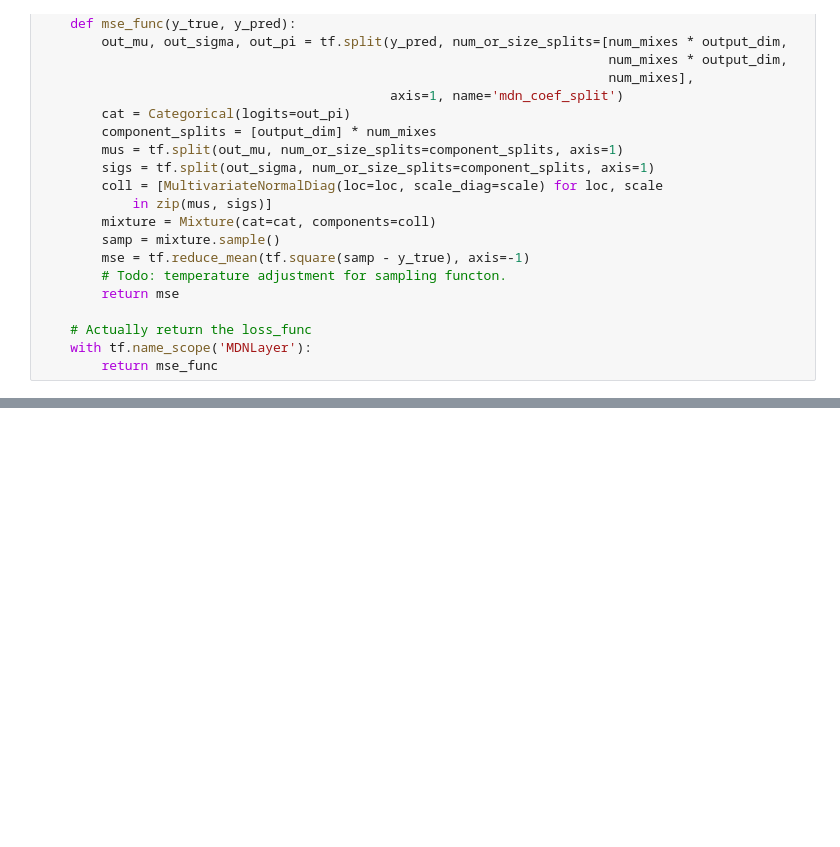
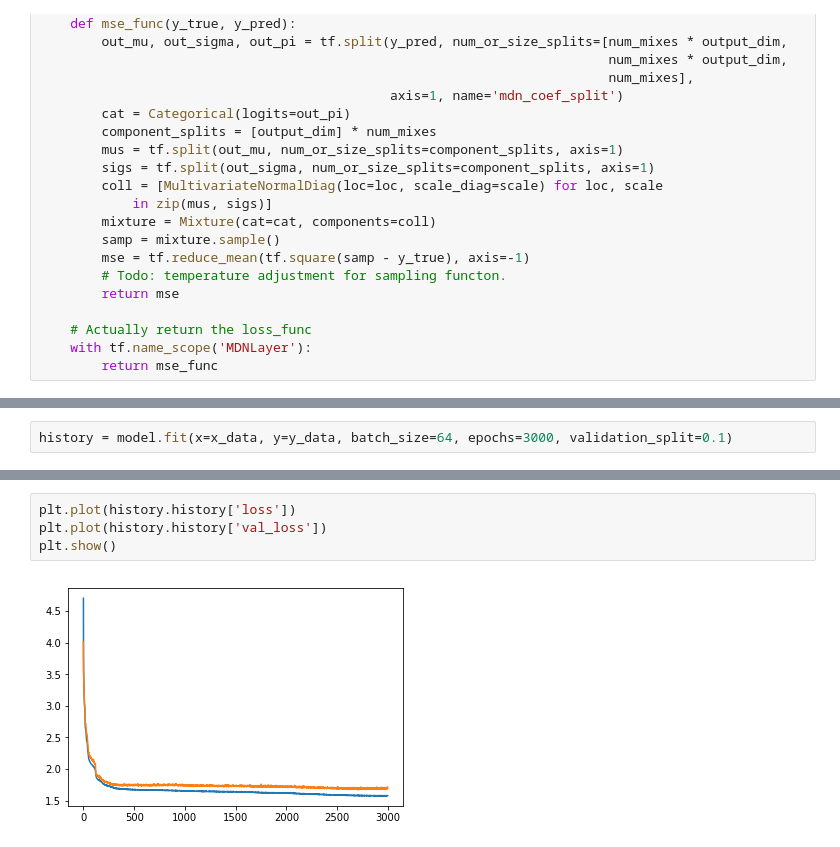
Before and after one commit to cpmpercussion/keras-mdn-layer, a Jupyter notebook: notebooks/mdn-testing.ipynb, the cells around one changed output, grey strips where cells are left out. Drawn from its saved outputs; the diff is of its cells as text; blank space fills up the shorter version.

```diff
--- a/notebooks/mdn-testing.ipynb
+++ b/notebooks/mdn-testing.ipynb
@@ -141,0 +159,2 @@ True
+# %%
+history = model.fit(x=x_data, y=y_data, batch_size=64, epochs=3000, validation_split=0.1)
@@ -141,0 +179,6 @@ True
+# %%
+plt.plot(history.history['loss'])
+plt.plot(history.history['val_loss'])
+plt.show()
+# %% [output]
+[figure, added]
```
Also changed, not shown: parts of 11 cells of this notebook.
